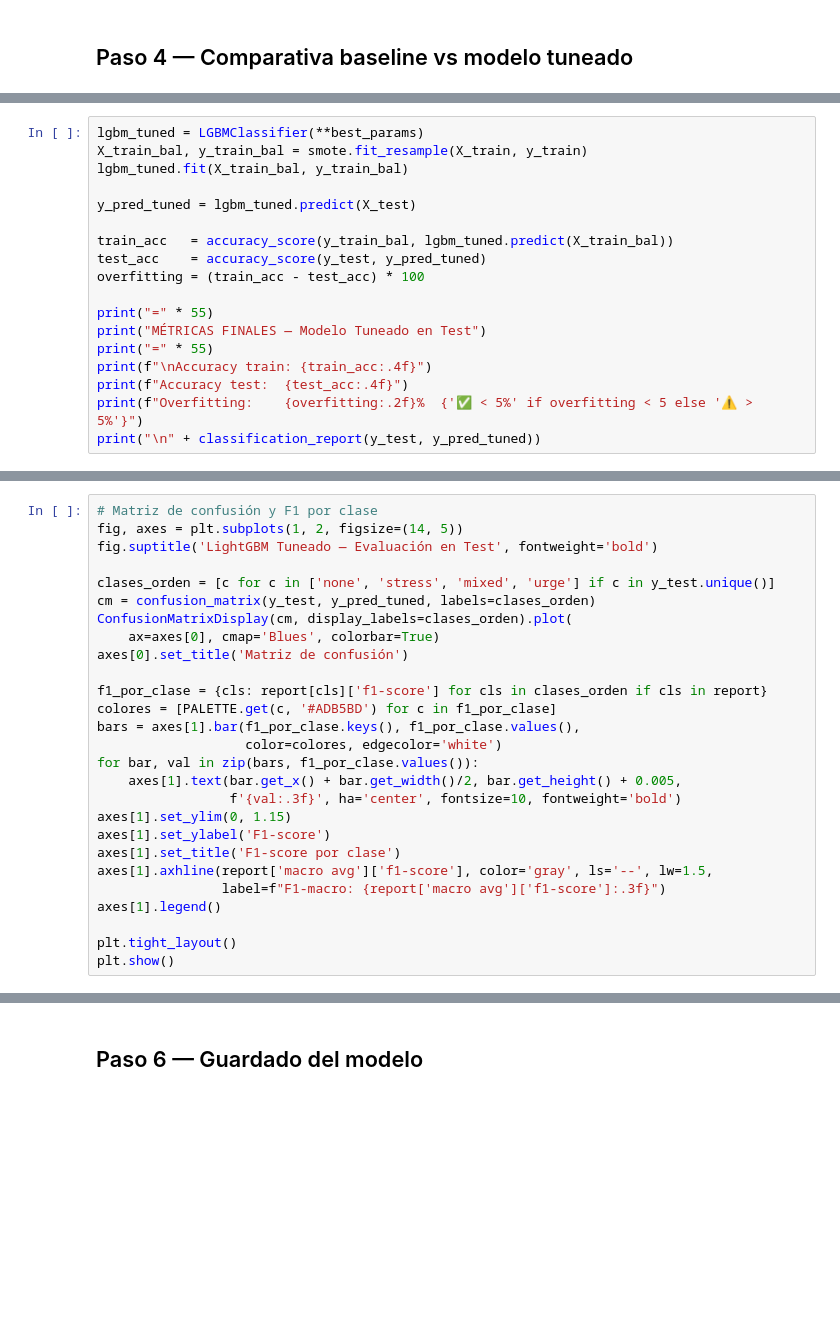
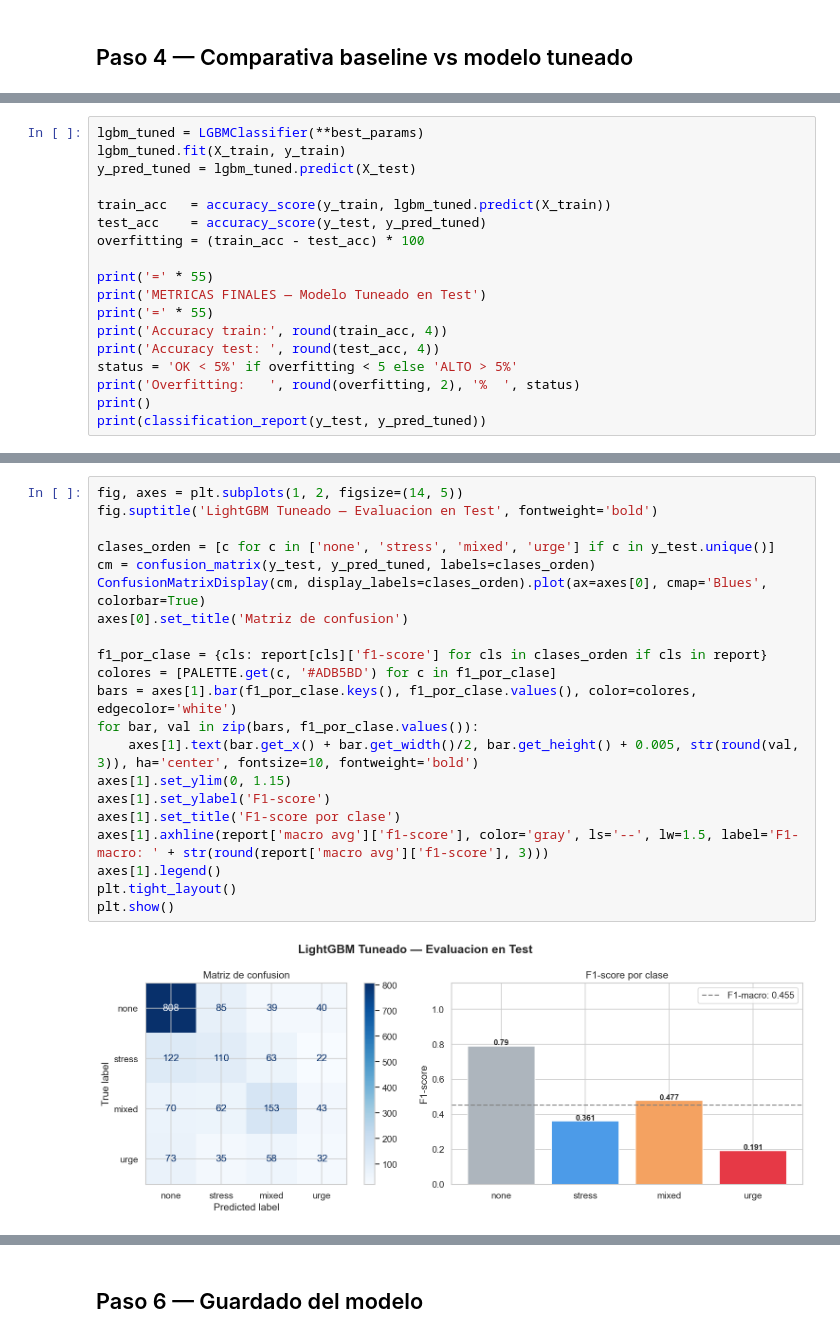
Before and after one commit to Bootcamp-IA-P6/Proyecto7_Equipo3_Multiclase, a Jupyter notebook: notebooks/03_lightgbm.ipynb, the cells around one changed output, grey strips where cells are left out. Saved outputs shown, nothing was run; the diff lists cells and outputs as text; blank space fills up the shorter version.

```diff
--- a/notebooks/03_lightgbm.ipynb
+++ b/notebooks/03_lightgbm.ipynb
@@ -357,18 +312,18 @@ y evaluamos en test con datos reales.
 # %%
 lgbm_tuned = LGBMClassifier(**best_params)
-X_train_bal, y_train_bal = smote.fit_resample(X_train, y_train)
-lgbm_tuned.fit(X_train_bal, y_train_bal)
-
+lgbm_tuned.fit(X_train, y_train)
 y_pred_tuned = lgbm_tuned.predict(X_test)
 
-train_acc   = accuracy_score(y_train_bal, lgbm_tuned.predict(X_train_bal))
+train_acc   = accuracy_score(y_train, lgbm_tuned.predict(X_train))
 test_acc    = accuracy_score(y_test, y_pred_tuned)
 overfitting = (train_acc - test_acc) * 100
 
-print("=" * 55)
-print("MÉTRICAS FINALES — Modelo Tuneado en Test")
-print("=" * 55)
-print(f"\nAccuracy train: {train_acc:.4f}")
-print(f"Accuracy test:  {test_acc:.4f}")
-print(f"Overfitting:    {overfitting:.2f}%  {'✅ < 5%' if overfitting < 5 else '⚠️ > 5%'}")
-print("\n" + classification_report(y_test, y_pred_tuned))
+print('=' * 55)
+print('METRICAS FINALES — Modelo Tuneado en Test')
+print('=' * 55)
+print('Accuracy train:', round(train_acc, 4))
+print('Accuracy test: ', round(test_acc, 4))
+status = 'OK < 5%' if overfitting < 5 else 'ALTO > 5%'
+print('Overfitting:   ', round(overfitting, 2), '%  ', status)
+print()
+print(classification_report(y_test, y_pred_tuned))
@@ -391,28 +375,24 @@ if 'urge' in report:
 # %%
-# Matriz de confusión y F1 por clase
 fig, axes = plt.subplots(1, 2, figsize=(14, 5))
-fig.suptitle('LightGBM Tuneado — Evaluación en Test', fontweight='bold')
+fig.suptitle('LightGBM Tuneado — Evaluacion en Test', fontweight='bold')
 
 clases_orden = [c for c in ['none', 'stress', 'mixed', 'urge'] if c in y_test.unique()]
 cm = confusion_matrix(y_test, y_pred_tuned, labels=clases_orden)
-ConfusionMatrixDisplay(cm, display_labels=clases_orden).plot(
-    ax=axes[0], cmap='Blues', colorbar=True)
-axes[0].set_title('Matriz de confusión')
+ConfusionMatrixDisplay(cm, display_labels=clases_orden).plot(ax=axes[0], cmap='Blues', colorbar=True)
+axes[0].set_title('Matriz de confusion')
 
 f1_por_clase = {cls: report[cls]['f1-score'] for cls in clases_orden if cls in report}
 colores = [PALETTE.get(c, '#ADB5BD') for c in f1_por_clase]
-bars = axes[1].bar(f1_por_clase.keys(), f1_por_clase.values(),
-                   color=colores, edgecolor='white')
+bars = axes[1].bar(f1_por_clase.keys(), f1_por_clase.values(), color=colores, edgecolor='white')
 for bar, val in zip(bars, f1_por_clase.values()):
-    axes[1].text(bar.get_x() + bar.get_width()/2, bar.get_height() + 0.005,
-                 f'{val:.3f}', ha='center', fontsize=10, fontweight='bold')
+    axes[1].text(bar.get_x() + bar.get_width()/2, bar.get_height() + 0.005, str(round(val, 3)), ha='center', fontsize=10, fontweight='bold')
 axes[1].set_ylim(0, 1.15)
 axes[1].set_ylabel('F1-score')
 axes[1].set_title('F1-score por clase')
-axes[1].axhline(report['macro avg']['f1-score'], color='gray', ls='--', lw=1.5,
-                label=f"F1-macro: {report['macro avg']['f1-score']:.3f}")
+axes[1].axhline(report['macro avg']['f1-score'], color='gray', ls='--', lw=1.5, label='F1-macro: ' + str(round(report['macro avg']['f1-score'], 3)))
 axes[1].legend()
-
 plt.tight_layout()
 plt.show()
+# %% [output]
+[figure, added]
 # %%
```
Also changed, not shown: parts of 23 cells of this notebook, 5 other files.
